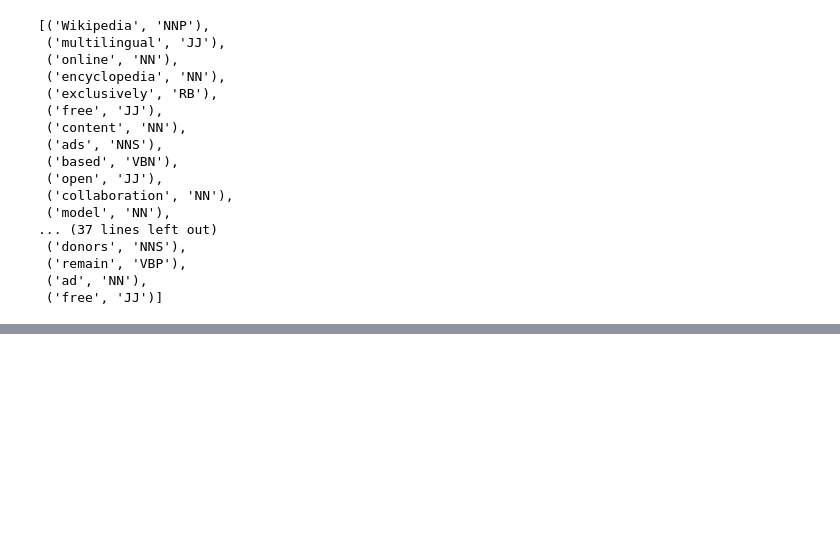
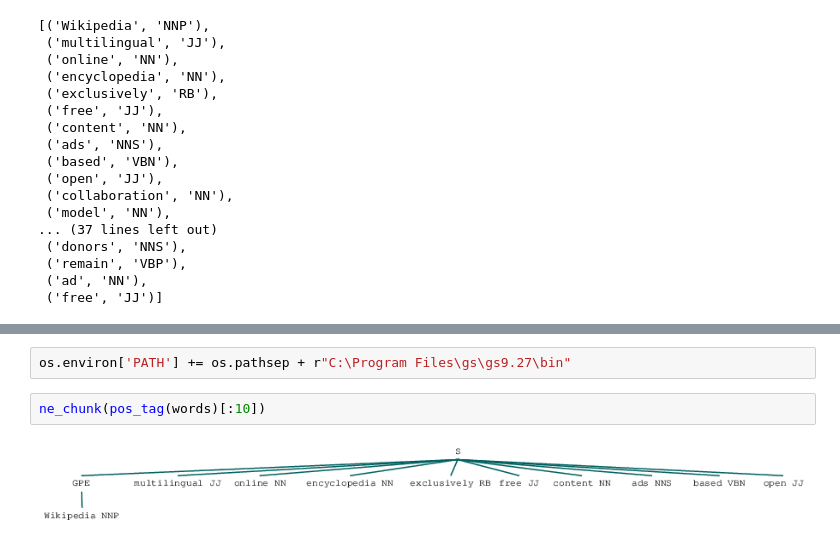
Before and after one commit to samlexrod/sakeoflearning, a Jupyter notebook: Python Data Tutorials/NLTK/stopwords_parts_of_speech.ipynb, the cells around one changed output, grey strips where cells are left out. Cells and saved outputs as stored; diff of their text form; blank space fills up the shorter version.

```diff
--- a/Python Data Tutorials/NLTK/stopwords_parts_of_speech.ipynb
+++ b/Python Data Tutorials/NLTK/stopwords_parts_of_speech.ipynb
@@ -105,0 +138,6 @@ pos_tag(words)
+# %%
+os.environ['PATH'] += os.pathsep + r"C:\Program Files\gs\gs9.27\bin"
+# %%
+ne_chunk(pos_tag(words)[:10])
+# %% [output]
+[figure, added]
```
Also changed, not shown: parts of 5 cells of this notebook.
